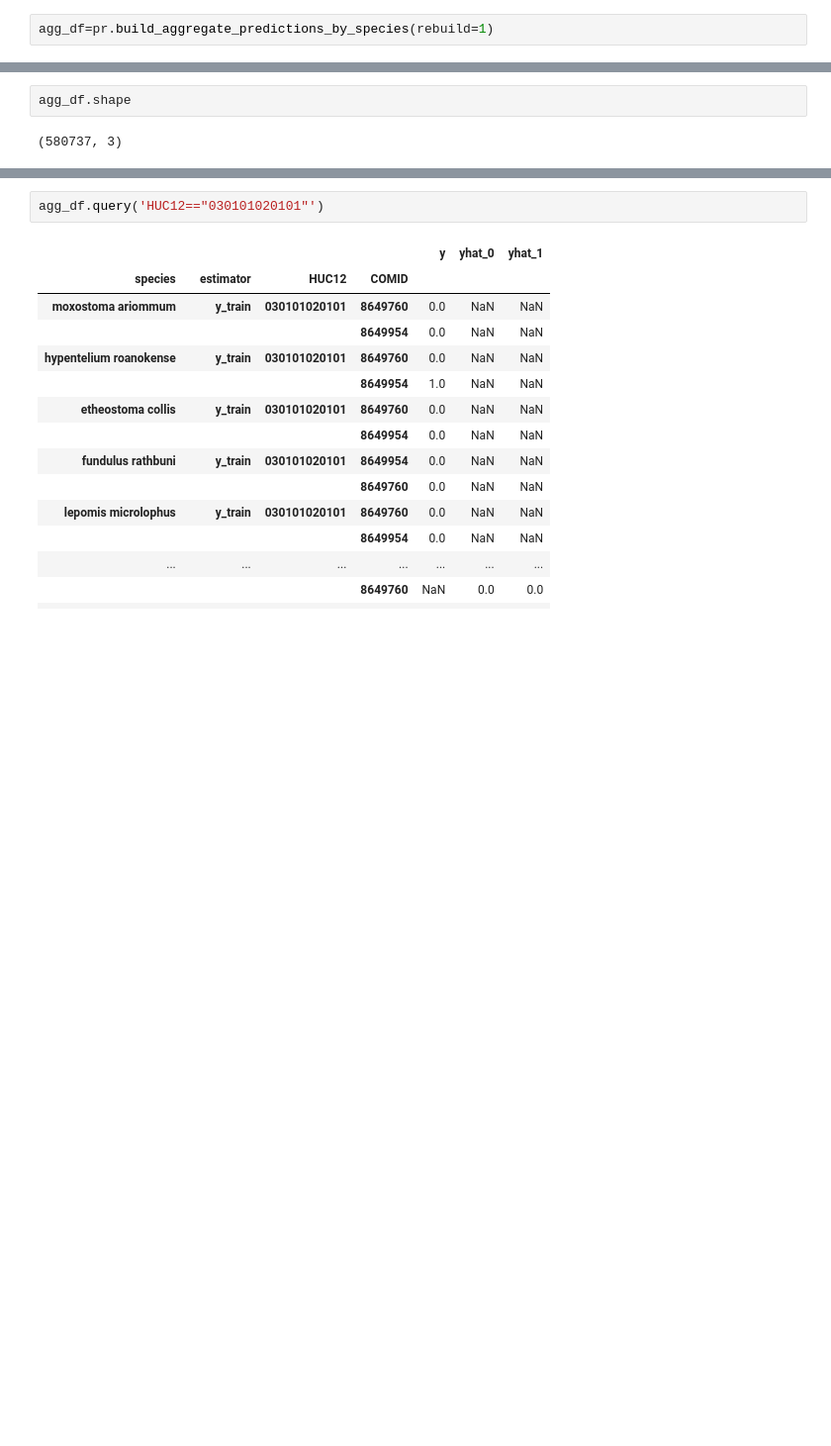
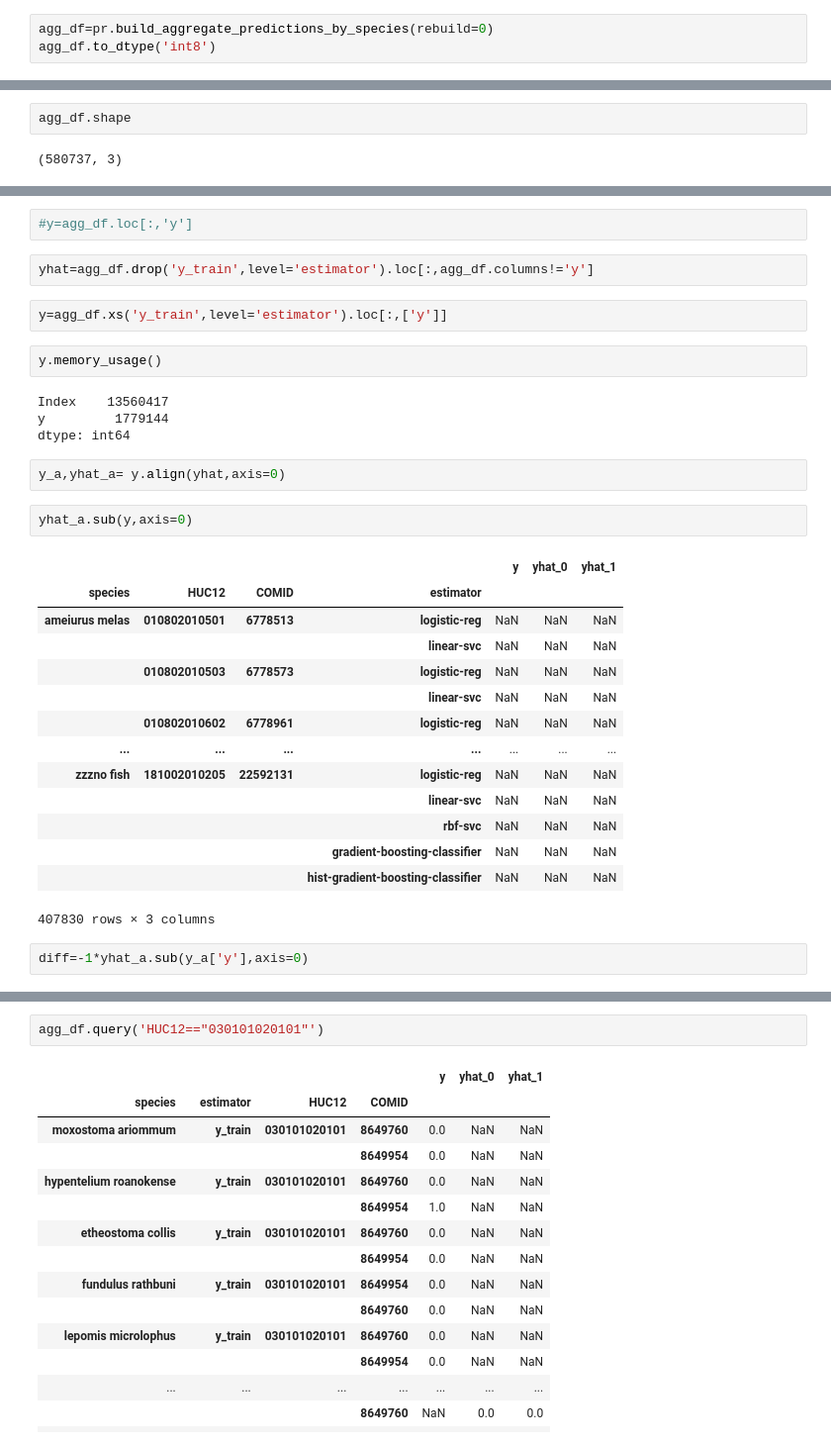
Before and after one commit to DouglasPatton/kernelkernel, a Jupyter notebook: pi_results_prediction.ipynb, the cells around one changed output, grey strips where cells are left out. Shown: that part at 99% size. Cells and saved outputs as stored; diff of their text form; blank space fills up the shorter version.

Commit message:
working on aggregating diffs

```diff
--- a/pi_results_prediction.ipynb
+++ b/pi_results_prediction.ipynb
@@ -5,4 +8,5 @@ pr=PiResults()
 # %%
 #pr.build_species_hash_id_dict()
 # %%
-agg_df=pr.build_aggregate_predictions_by_species(rebuild=1)
+agg_df=pr.build_aggregate_predictions_by_species(rebuild=0)
+agg_df.to_dtype('int8')
@@ -33,0 +19,33 @@ agg_df.iloc[0:10000:200,:]
+# %%
+#y=agg_df.loc[:,'y']
+# %%
+yhat=agg_df.drop('y_train',level='estimator').loc[:,agg_df.columns!='y']
+# %%
+y=agg_df.xs('y_train',level='estimator').loc[:,['y']]
+# %%
+y.memory_usage()
+# %% [output]
+Index    13560417
+y         1779144
+dtype: int64
+# %%
+y_a,yhat_a= y.align(yhat,axis=0)
+# %%
+yhat_a.sub(y,axis=0)
+# %% [output]
+|  |  |  |  | y | yhat_0 | yhat_1 |
+| species | HUC12 | COMID | estimator |  |  |  |
+| ameiurus melas | 010802010501 | 6778513 | logistic-reg | NaN | NaN | NaN |
+|  |  |  | linear-svc | NaN | NaN | NaN |
+|  | 010802010503 | 6778573 | logistic-reg | NaN | NaN | NaN |
+|  |  |  | linear-svc | NaN | NaN | NaN |
+|  | 010802010602 | 6778961 | logistic-reg | NaN | NaN | NaN |
+| ... | ... | ... | ... | ... | ... | ... |
+| zzzno fish | 181002010205 | 22592131 | logistic-reg | NaN | NaN | NaN |
+|  |  |  | linear-svc | NaN | NaN | NaN |
+|  |  |  | rbf-svc | NaN | NaN | NaN |
+|  |  |  | gradient-boosting-classifier | NaN | NaN | NaN |
+|  |  |  | hist-gradient-boosting-classifier | NaN | NaN | NaN |
+407830 rows × 3 columns
+# %%
+diff=-1*yhat_a.sub(y_a['y'],axis=0)
```
Also changed, not shown: parts of 15 cells of this notebook, 1 other file.
